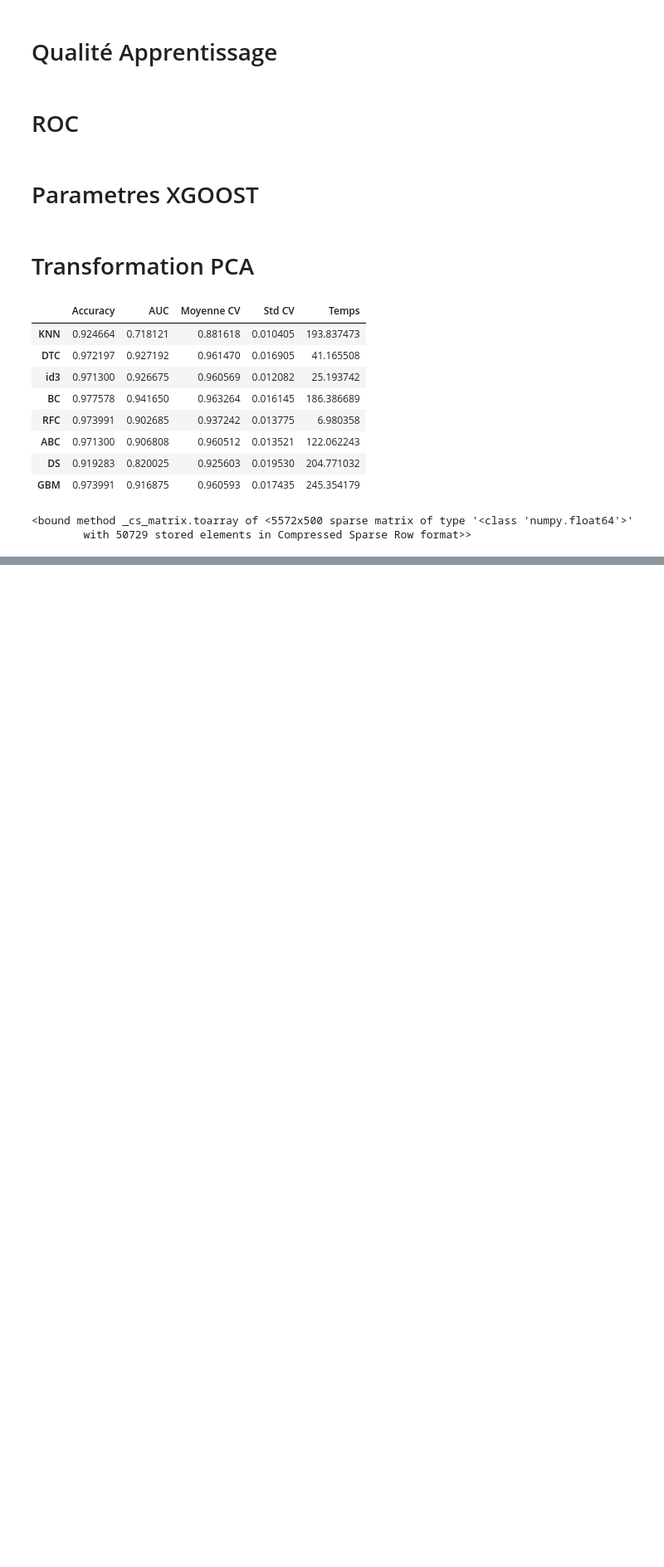
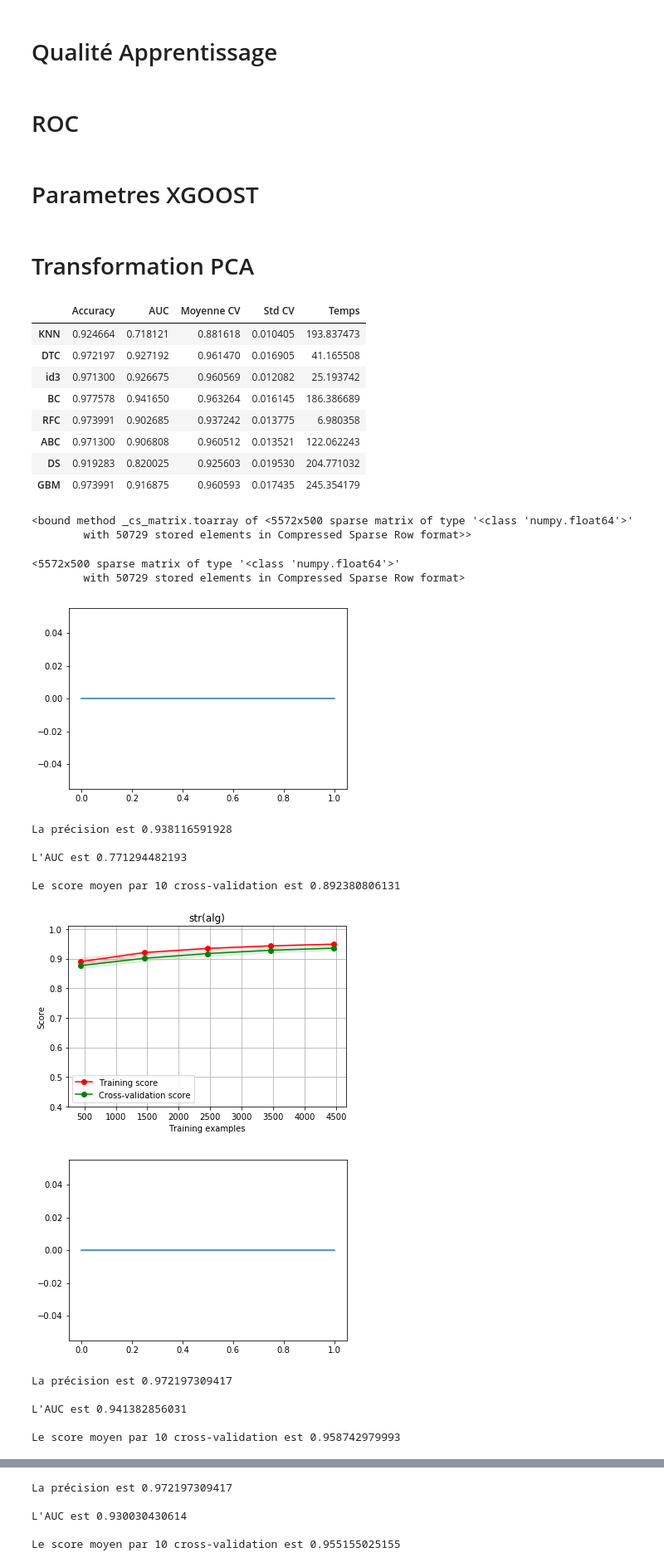
Before and after one commit to ppmdatix/TP_ML_aussem, a Jupyter notebook: SMS.ipynb, the cells around one changed output, grey strips where cells are left out. Shown: that part at 83% size. Drawn from its saved outputs; the diff is of its cells as text; code cells hidden in the pictures; blank space fills up the shorter version.

```diff
--- a/SMS.ipynb
+++ b/SMS.ipynb
@@ -467,5 +467,25 @@ tfidf.toarray
 # %%
 transformer = TfidfTransformer()
 tfidf = pd.DataFrame(transformer.fit_transform(X).toarray())
+# %%
+tfidf
+# %% [output]
+<5572x500 sparse matrix of type '<class 'numpy.float64'>'
+        with 50729 stored elements in Compressed Sparse Row format>
 # %%
 final_tfidf = final_table(tfidf, target, print_mode=False)
+comparaison_tfidf = comparisons_tables(X,target=target)
+# %% [output]
+[figure, added]
+La précision est 0.938116591928
+
+L'AUC est 0.771294482193
+
+Le score moyen par 10 cross-validation est 0.892380806131
+[figure, added]
+[figure, added]
+La précision est 0.972197309417
+
+L'AUC est 0.941382856031
+
+Le score moyen par 10 cross-validation est 0.958742979993
@@ -471,0 +494,5 @@ final_tfidf = final_table(tfidf, target, print_mode=False)
+La précision est 0.972197309417
+
+L'AUC est 0.930030430614
+
+Le score moyen par 10 cross-validation est 0.955155025155
```
Also changed, not shown: parts of 6 cells of this notebook, 1 other file.
